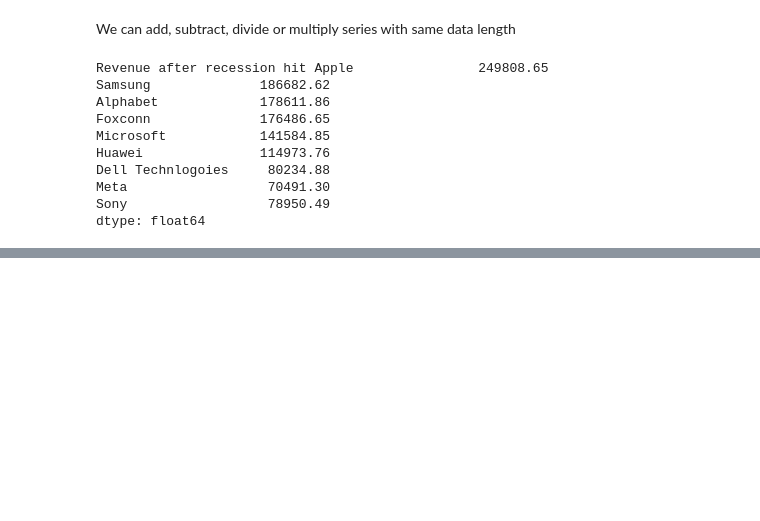
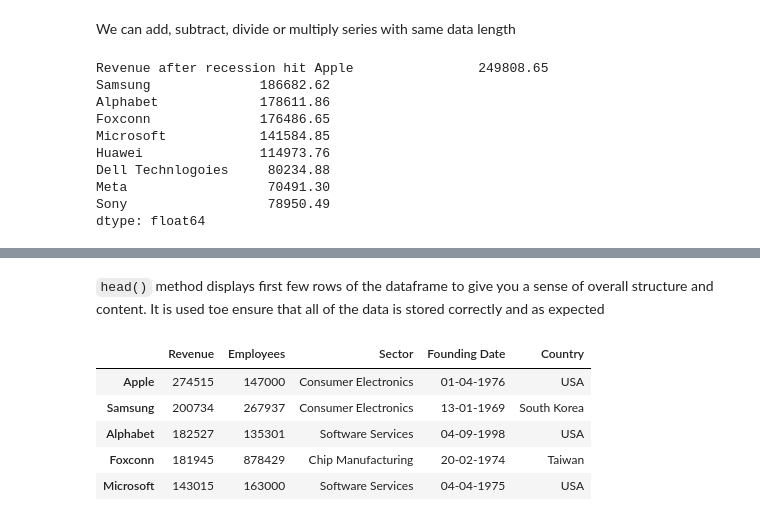
Before and after one commit to mmaazkhanhere/genai-learning-repo, a Jupyter notebook: data-analysis-course/course.ipynb, the cells around one changed output, grey strips where cells are left out. Drawn from its saved outputs; the diff is of its cells as text; code cells hidden in the pictures; blank space fills up the shorter version.

```diff
--- a/data-analysis-course/course.ipynb
+++ b/data-analysis-course/course.ipynb
@@ -1066,0 +1117,11 @@ dtype: float64
+# %% [markdown]
+`head()` method displays first few rows of the dataframe to give you a sense of overall structure and content. It is used toe ensure that all of the data is stored correctly and as expected
+# %%
+top_companies.head()
+# %% [output]
+|  | Revenue | Employees | Sector | Founding Date | Country |
+| Apple | 274515 | 147000 | Consumer Electronics | 01-04-1976 | USA |
+| Samsung | 200734 | 267937 | Consumer Electronics | 13-01-1969 | South Korea |
+| Alphabet | 182527 | 135301 | Software Services | 04-09-1998 | USA |
+| Foxconn | 181945 | 878429 | Chip Manufacturing | 20-02-1974 | Taiwan |
+| Microsoft | 143015 | 163000 | Software Services | 04-04-1975 | USA |
```
Also changed, not shown: parts of 40 cells of this notebook.
